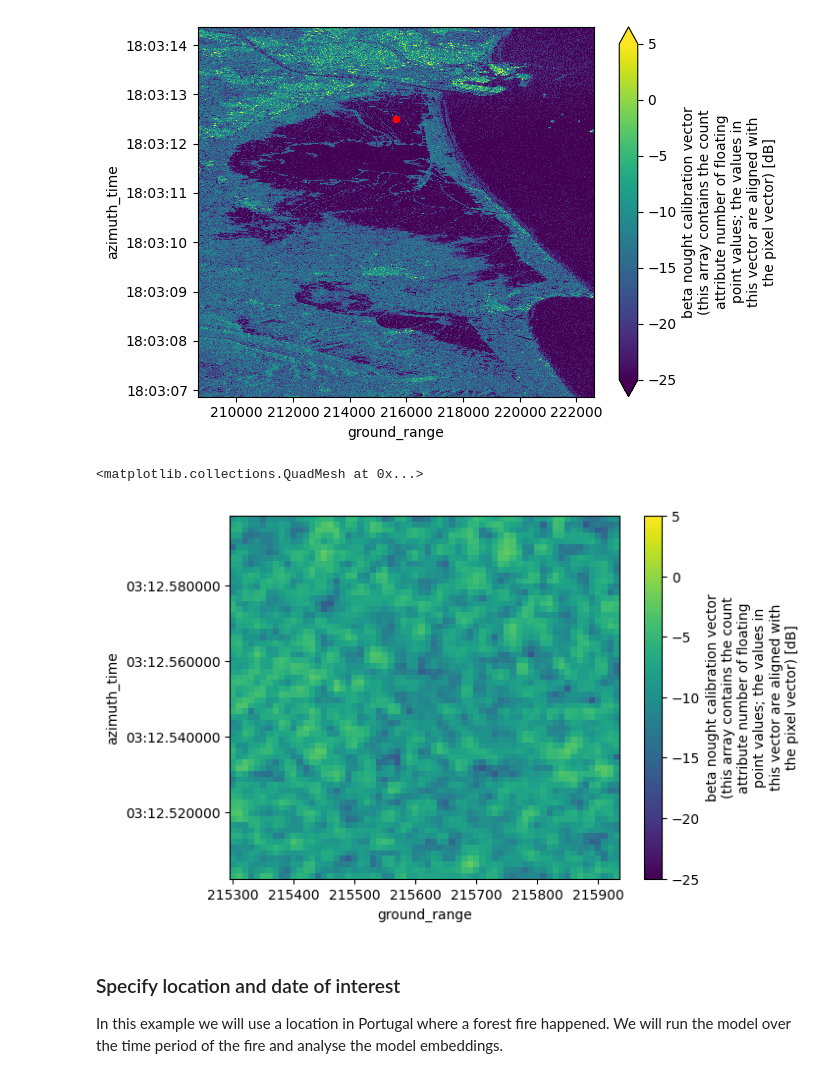
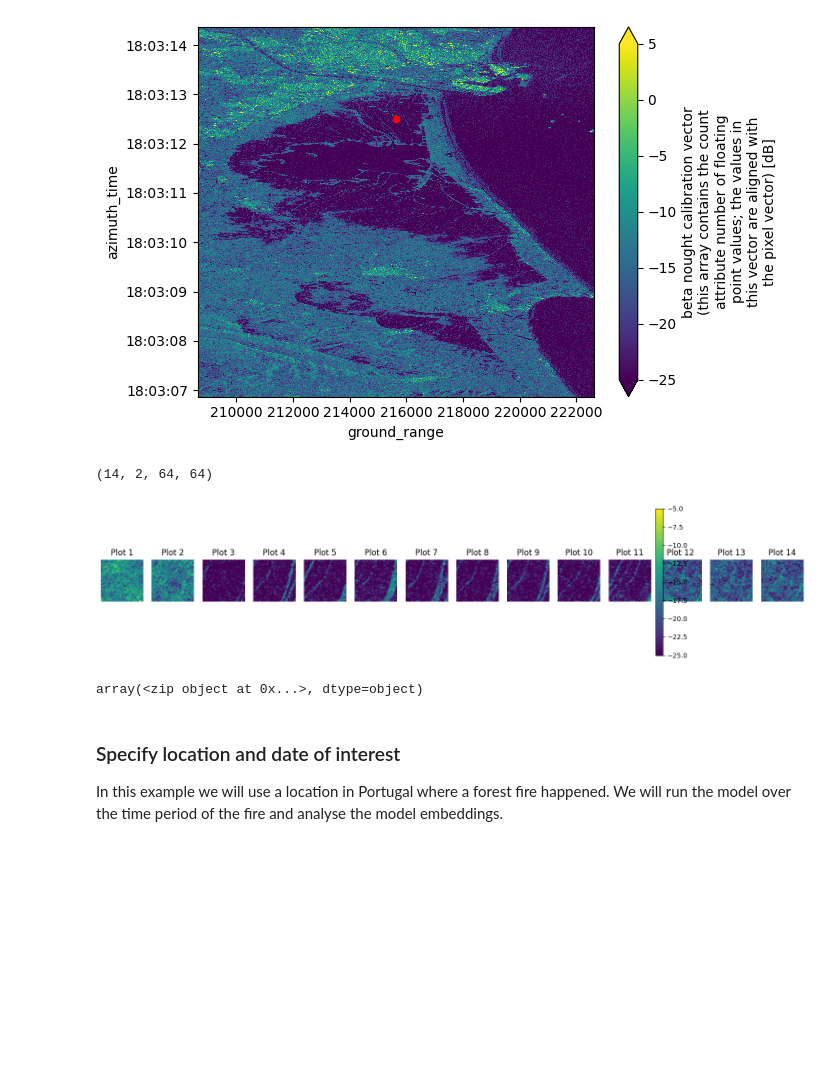
Before and after one commit to beatrizbsperes/claymodel, a Jupyter notebook: docs/tutorials/wall-to-wall.ipynb, the cells around one changed output. Saved outputs shown, nothing was run; the diff lists cells and outputs as text; code cells hidden in the pictures; blank space fills up the shorter version.

```diff
--- a/docs/tutorials/wall-to-wall.ipynb
+++ b/docs/tutorials/wall-to-wall.ipynb
@@ -161,19 +162,38 @@ plt.scatter(x, y, color="red", marker="o", s=20, label="Selected Point")
 ix = 700
 iy = 3750
 half = PATCH_SIZE // 2
-patchesVV = []
-patchesVH = []
+patches = []
 for i in range(DATASET_NUMBER):
-    patchesVV.append(intensityVV[i].isel(
+    print(f"Processing nr {i}")
+    patchesVV = (intensityVV[i].isel(
         ground_range=slice(ix-half, ix+half),
         azimuth_time=slice(iy-half, iy+half)
     ))
-    patchesVH.append(intensityVH[i].isel(
+    patchesVH = (intensityVH[i].isel(
         ground_range=slice(ix-half, ix+half),
         azimuth_time=slice(iy-half, iy+half)
     ))
+    tup = (patchesVV.as_numpy(), patchesVH.as_numpy())
+    patches.append(np.array(tup))
+# %%
+pixels = np.array(patches)
+pixels.shape
+# %% [output]
+(14, 2, 64, 64)
 # %%
-patchesVV[1].plot(vmin=-25, vmax=5)
+fig, axes = plt.subplots(1, len(pixels), figsize=(15, 5))
+
+# Define your scale limits
+vmin, vmax = -25, -5
+
+for i, ax in enumerate(axes):
+    im = ax.imshow(pixels[i][1], vmin=vmin, vmax=vmax)
+    ax.set_title(f'Plot {i+1}')
+    ax.axis('off')  # Remove axes if desired
+
+# Add a shared colorbar
+fig.colorbar(im, ax=axes, shrink=0.8)
+plt.tight_layout()
+plt.show()
 # %% [output]
-<matplotlib.collections.QuadMesh at 0x...>
-[figure, old version]
+[figure, new version]
@@ -180,3 +202,7 @@ patchesVV[1].plot(vmin=-25, vmax=5)
+# %%
+patches
+# %% [output]
+array(<zip object at 0x...>, dtype=object)
 # %% [markdown]
 ### Specify location and date of interest
 In this example we will use a location in Portugal where a forest fire happened. We will run the model over the time period of the fire and analyse the model embeddings.
```
Also changed, not shown: parts of 9 cells of this notebook.
